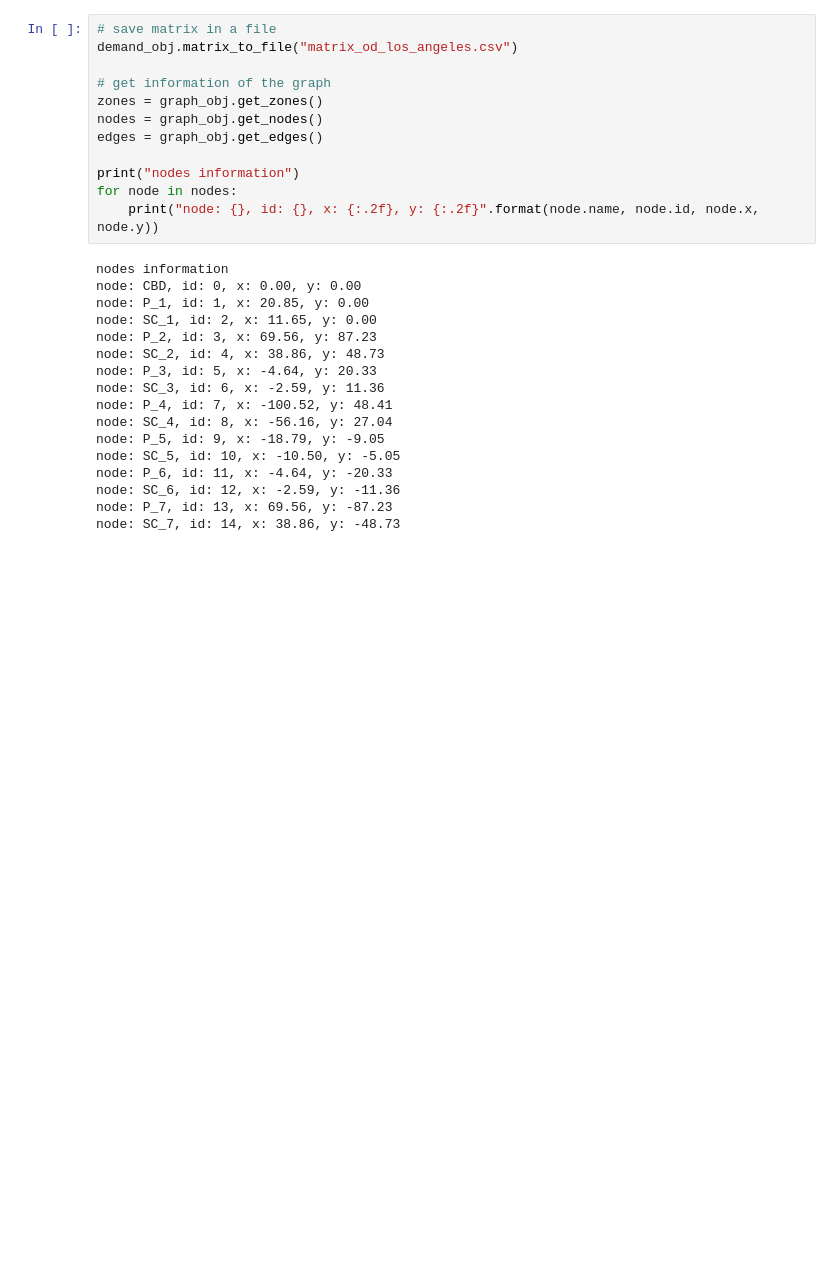
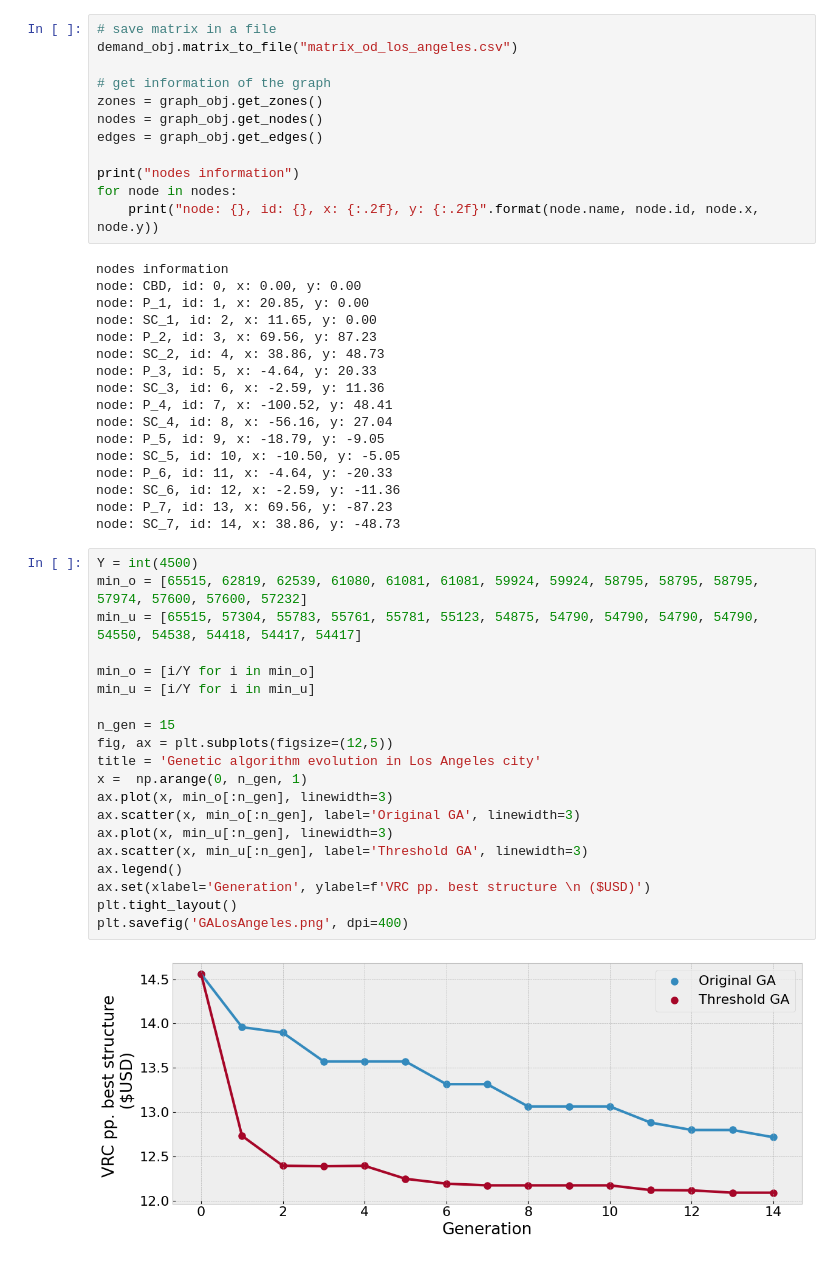
Before and after one commit to valeegomex/Genetic-algorithm-parametric-city, a Jupyter notebook: Real_cities/Real cities examples.ipynb, the cells around one changed output. Drawn from its saved outputs; the diff is of its cells as text; blank space fills up the shorter version.

```diff
--- a/Real_cities/Real cities examples.ipynb
+++ b/Real_cities/Real cities examples.ipynb
@@ -275,3 +384,25 @@ node: P_6, id: 11, x: -4.64, y: -20.33
 node: SC_6, id: 12, x: -2.59, y: -11.36
 node: P_7, id: 13, x: 69.56, y: -87.23
 node: SC_7, id: 14, x: 38.86, y: -48.73
+# %%
+Y = int(4500)
+min_o = [65515, 62819, 62539, 61080, 61081, 61081, 59924, 59924, 58795, 58795, 58795, 57974, 57600, 57600, 57232]
+min_u = [65515, 57304, 55783, 55761, 55781, 55123, 54875, 54790, 54790, 54790, 54790, 54550, 54538, 54418, 54417, 54417]
+
+min_o = [i/Y for i in min_o]
+min_u = [i/Y for i in min_u]
+
+n_gen = 15
+fig, ax = plt.subplots(figsize=(12,5))
+title = 'Genetic algorithm evolution in Los Angeles city'
+x =  np.arange(0, n_gen, 1)
+ax.plot(x, min_o[:n_gen], linewidth=3)
+ax.scatter(x, min_o[:n_gen], label='Original GA', linewidth=3)
+ax.plot(x, min_u[:n_gen], linewidth=3)
+ax.scatter(x, min_u[:n_gen], label='Threshold GA', linewidth=3)
+ax.legend()
+ax.set(xlabel='Generation', ylabel=f'VRC pp. best structure \n ($USD)')
+plt.tight_layout()
+plt.savefig('GALosAngeles.png', dpi=400)
+# %% [output]
+[figure, added]
```
Also changed, not shown: parts of 11 cells of this notebook, 9 other files.
